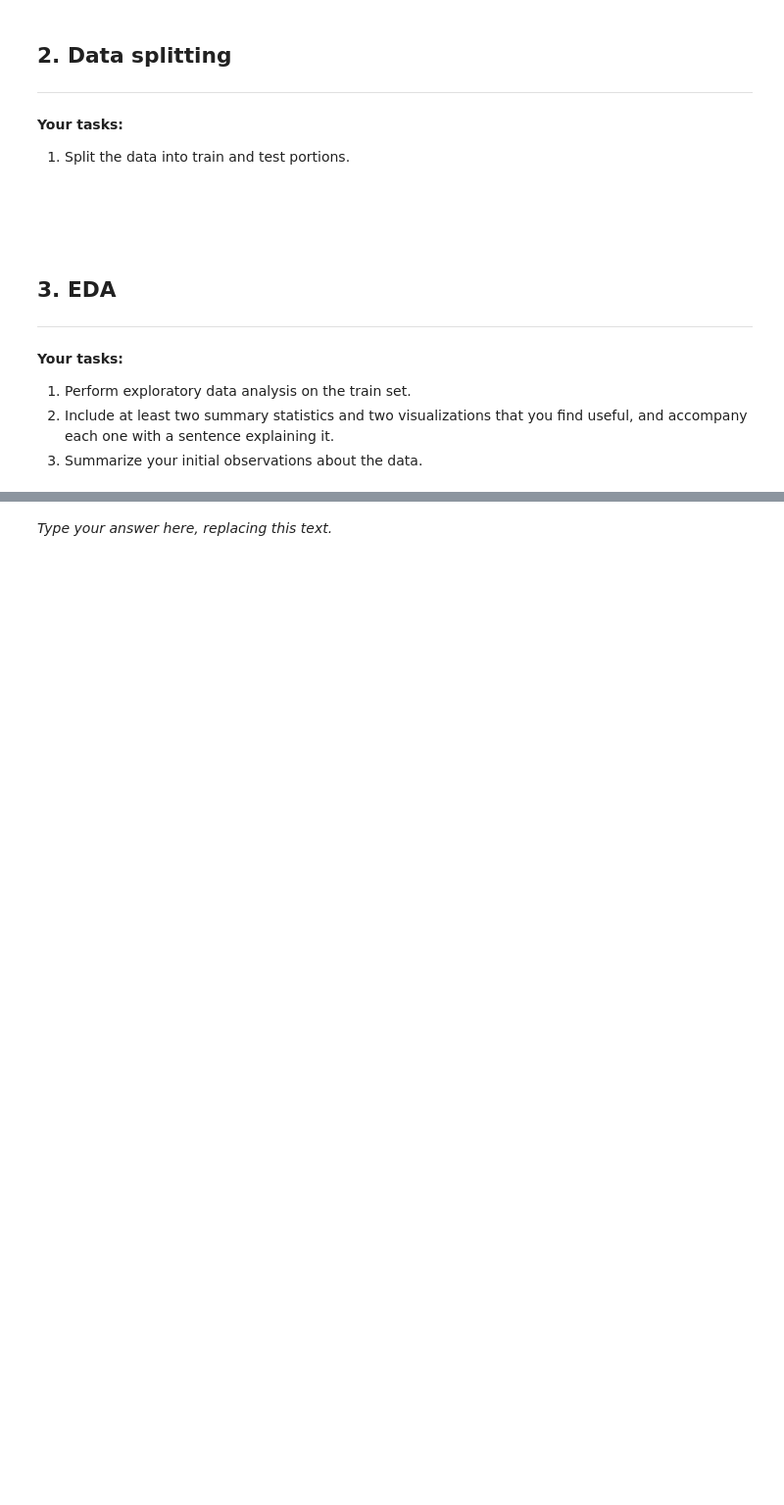
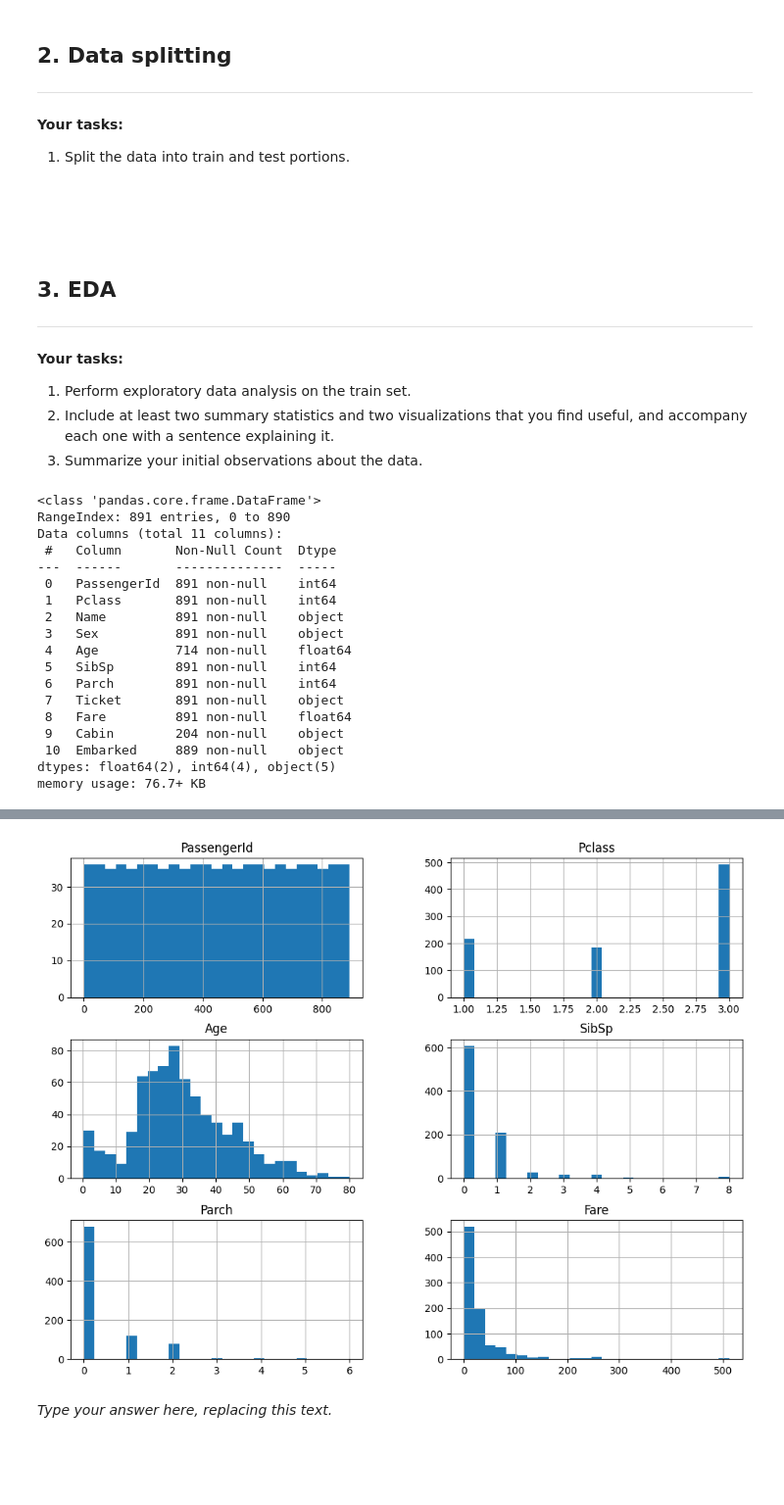
Before and after one commit to caden-maxwell/titanic_cs4320, a Jupyter notebook: final_report.ipynb, the cells around one changed output, grey strips where cells are left out. Shown at 98% size. Cells and saved outputs as stored; diff of their text form; code cells hidden in the pictures; blank space fills up the shorter version.

```diff
--- a/final_report.ipynb
+++ b/final_report.ipynb
@@ -122,0 +125,23 @@ train_df = pd.read_csv('train.csv')
+# %%
+X.info()
+X.hist(bins=25, figsize=(12,9))
+X.describe(include="all")
+# %% [output]
+<class 'pandas.core.frame.DataFrame'>
+RangeIndex: 891 entries, 0 to 890
+Data columns (total 11 columns):
+ #   Column       Non-Null Count  Dtype
+---  ------       --------------  -----
+ 0   PassengerId  891 non-null    int64
+ 1   Pclass       891 non-null    int64
+ 2   Name         891 non-null    object
+ 3   Sex          891 non-null    object
+ 4   Age          714 non-null    float64
+ 5   SibSp        891 non-null    int64
+ 6   Parch        891 non-null    int64
+ 7   Ticket       891 non-null    object
+ 8   Fare         891 non-null    float64
+ 9   Cabin        204 non-null    object
+ 10  Embarked     889 non-null    object
+dtypes: float64(2), int64(4), object(5)
+memory usage: 76.7+ KB
@@ -123,3 +160,4 @@ train_df = pd.read_csv('train.csv')
+[figure, added]
 # %% [markdown]
 _Type your answer here, replacing this text._
 # %% [markdown]
```
Also changed, not shown: parts of 15 cells of this notebook.
